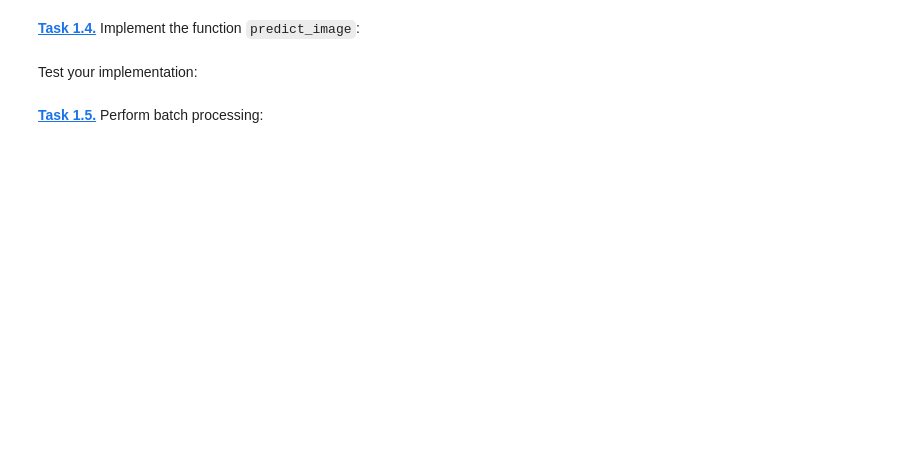
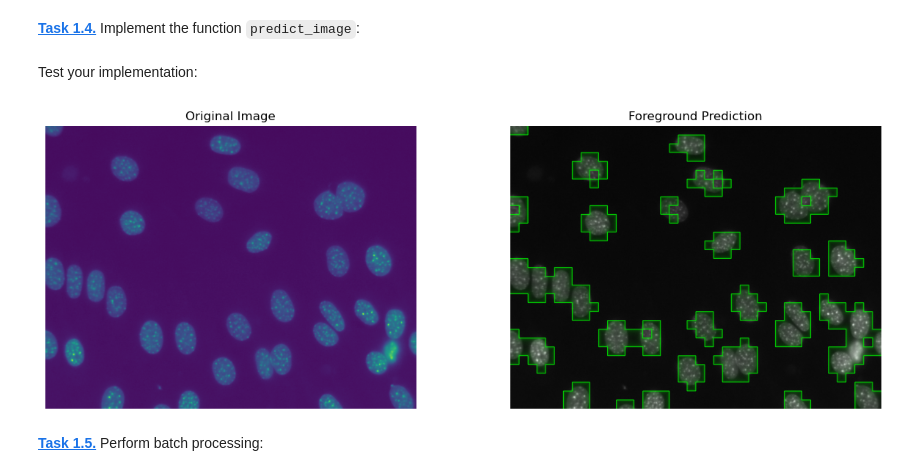
Before and after one commit to GusDonadel/mobifs5-python, a Jupyter notebook: svm_segm.ipynb, the cells around one changed output. Saved outputs shown, nothing was run; the diff lists cells and outputs as text; code cells hidden in the pictures; blank space fills up the shorter version.

```diff
--- a/svm_segm.ipynb
+++ b/svm_segm.ipynb
@@ -77,4 +91,15 @@ y2 = create_gt_labels_vector(img2)
 # %% [markdown]
 **[Task 1.3 (c).]()** Create the *combined* data matrices and ground truth label vectors:
+# %%
+X1_filtered = X1[y1 != 0]
+y1_filtered = y1[y1 != 0]
+
+X2_filtered = X2[y2 != 0]
+y2_filtered = y2[y2 != 0]
+
+X = np.concatenate((X1_filtered, X2_filtered))
+y = np.concatenate((y1_filtered, y2_filtered))
 # %% [markdown]
 **[Task 1.3 (d).]()** Train the classifier using the data matrix and label vectors from above:
+# %%
+clf.fit(X, y)
@@ -81,4 +109,21 @@ y2 = create_gt_labels_vector(img2)
 # %% [markdown]
 **[Task 1.4.]()** Implement the function `predict_image`:
+# %%
+def predict_image (img):
+    matrix = create_data_matrix(img) #creating matrix
+
+    y_pred = clf.predict(matrix) #model generating prediction for y label
+
+    patch_mask = (y_pred == 1) #creates boolean array where True when label = 1 and False otherwise
+
+    patch_grid = patch_mask.reshape(
+        img.shape[0] // patch_sizes[0],
+        img.shape[1] // patch_sizes[1]
+    )                                     #this restores the original image shape, but it's now 1/4 of what it was (each side half as long)
+
+    result = np.repeat(patch_grid, patch_sizes[0], axis=0) #this brings the image back to og size by repeating the rows and cols
+    result = np.repeat(result, patch_sizes[1], axis=1)
+
+    return result
 # %% [markdown]
 Test your implementation:
@@ -91,2 +130,21 @@ plt.imshow(blend_result(img, seg))
+# %%
+test_img = plt.imread(f'data/NIH3T3/im/dna-0.png')
+seg = predict_image(test_img)
+
+plt.figure(figsize=(15,5))
+plt.subplot(1, 2, 1)
+plt.axis('off')
+plt.imshow(test_img)
+plt.title('Original Image')
+
+plt.subplot(1, 2, 2)
+plt.axis('off')
+plt.imshow(blend_result(test_img, seg))
+plt.title('Foreground Prediction')
+
+plt.savefig('result_foreground_prediction.png')
+plt.show()
+# %% [output]
+[figure, added]
 # %% [markdown]
 **[Task 1.5.]()** Perform batch processing:
```
Also changed, not shown: parts of 7 cells of this notebook, 3 other files.
